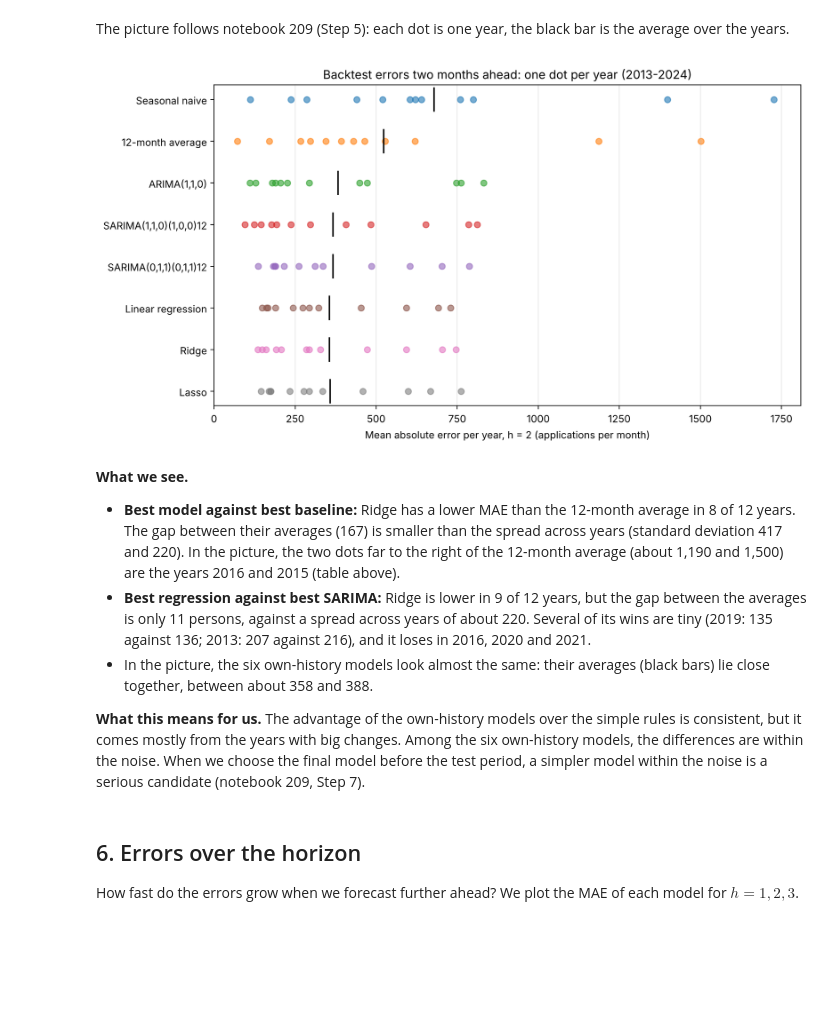
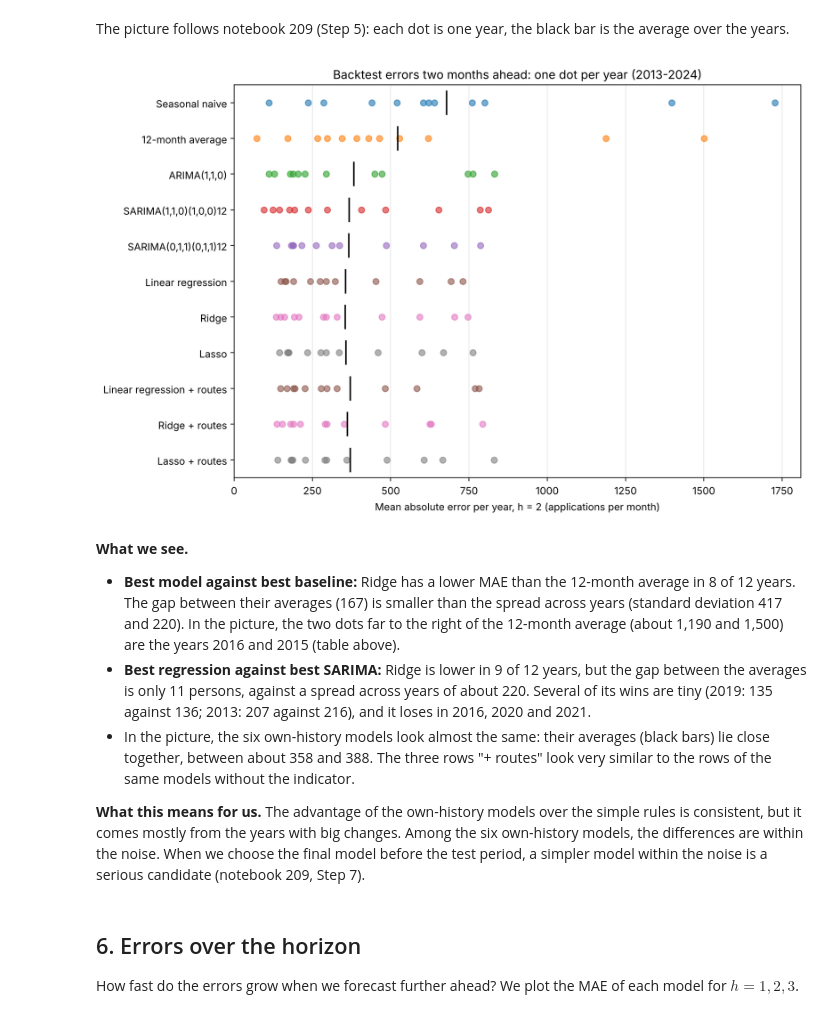
Before and after one commit to axe3010/dsf-asylum-forecast-II, a Jupyter notebook: code/03_evaluate.ipynb, the cells around one changed output. Drawn from its saved outputs; the diff is of its cells as text; code cells hidden in the pictures; blank space fills up the shorter version.

```diff
--- a/code/03_evaluate.ipynb
+++ b/code/03_evaluate.ipynb
@@ -21,10 +21,11 @@ For every forecast we compute two errors:
 - the **absolute error in persons**, $|y - \hat y|$: the mean of it (MAE) says by how many applications per month we miss on average. This is the number a planner at SEM understands (notebook 108b, deck 08; notebook 209, Step 8).
 - the **squared error in logs**, $(\log y - \widehat{\log y})^2$: the root of its mean (RMSE in logs) is the error measure of our project plan. An error of 0.10 in logs is roughly 10% off (notebook 209).
 # %%
-# The forecasts of both estimation notebooks, stacked one below the other (pd.concat, notebook 04)
+# The forecasts of the three estimation notebooks, stacked one below the other (pd.concat, notebook 04)
 forecasts_sarima = pd.read_csv("../data/processed/backtest_forecasts.csv")
 forecasts_regression = pd.read_csv("../data/processed/backtest_forecasts_regression.csv").drop(columns=["alpha"])
-forecasts = pd.concat([forecasts_sarima, forecasts_regression], ignore_index=True)
+forecasts_indicator = pd.read_csv("../data/processed/backtest_forecasts_indicator.csv").drop(columns=["alpha"])
+forecasts = pd.concat([forecasts_sarima, forecasts_regression, forecasts_indicator], ignore_index=True)
 forecasts["month"] = pd.to_datetime(forecasts["month"])
 forecasts["origin"] = pd.to_datetime(forecasts["origin"])
 
@@ -42,13 +43,18 @@ We put the two simple rules first, then the three (S)ARIMA models (`02_estimate.
 # %%
 model_order = ["Seasonal naive", "12-month average",
                "ARIMA(1,1,0)", "SARIMA(1,1,0)(1,0,0)12", "SARIMA(0,1,1)(0,1,1)12",
-               "Linear regression", "Ridge", "Lasso"]
+               "Linear regression", "Ridge", "Lasso",
+               "Linear regression + routes", "Ridge + routes", "Lasso + routes"]
 baselines = ["Seasonal naive", "12-month average"]
 sarima_models = ["ARIMA(1,1,0)", "SARIMA(1,1,0)(1,0,0)12", "SARIMA(0,1,1)(0,1,1)12"]
 regression_models = ["Linear regression", "Ridge", "Lasso"]
+indicator_models = ["Linear regression + routes", "Ridge + routes", "Lasso + routes"]
 
-# One fixed colour per model, the same in every figure (plt.cm.tab10, notebook 211)
-colors = plt.cm.tab10(np.arange(len(model_order)))
+# One fixed colour per model, the same in every figure (plt.cm.tab10, notebook 211).
+# A model "+ routes" gets the colour of the same model without the indicator (and a dashed line below).
+colors = dict(zip(model_order[:8], plt.cm.tab10(np.arange(8))))
+for name in regression_models:
+    colors[name + " + routes"] = colors[name]
 
 def error_table(data):
     # MAE in persons and RMSE in logs for every model and horizon
@@ -97,11 +107,13 @@ h2 = errors[errors["h"] == 2].set_index("model")
 best_baseline = h2.loc[baselines, "MAE (persons)"].idxmin()
 best_sarima = h2.loc[sarima_models, "MAE (persons)"].idxmin()
 best_regression = h2.loc[regression_models, "MAE (persons)"].idxmin()
-best_model = h2.loc[sarima_models + regression_models, "MAE (persons)"].idxmin()
+best_indicator = h2.loc[indicator_models, "MAE (persons)"].idxmin()
+best_model = h2.loc[sarima_models + regression_models + indicator_models, "MAE (persons)"].idxmin()
 
 for label, name in [("Best simple baseline", best_baseline), ("Best (S)ARIMA model", best_sarima),
-                    ("Best regression model", best_regression), ("Best model overall", best_model)]:
-    print(f"{label + ' at h=2:':28s} {name:25s} MAE {h2.loc[name, 'MAE (persons)']:5.1f} persons   "
+                    ("Best regression model", best_regression), ("Best model with routes", best_indicator),
+                    ("Best model overall", best_model)]:
+    print(f"{label + ' at h=2:':28s} {name:27s} MAE {h2.loc[name, 'MAE (persons)']:5.1f} persons   "
           f"RMSE (log) {h2.loc[name, 'RMSE (log)']:.3f}")
 
 mae_base, mae_best = h2.loc[best_baseline, "MAE (persons)"], h2.loc[best_model, "MAE (persons)"]
@@ -220,28 +238,28 @@ Ridge has a lower MAE than SARIMA(0,1,1)(0,1,1)12 in 9 of 12 years.
 # %% [markdown]
 The picture follows notebook 209 (Step 5): each dot is one year, the black bar is the average over the years.
 # %%
-fig, ax = plt.subplots(figsize=(10, 5.5))
+fig, ax = plt.subplots(figsize=(10, 6.5))
 for i, name in enumerate(model_order):
     errors_by_year = by_year[name]
-    ax.scatter(errors_by_year, [i] * len(errors_by_year), alpha=0.6, color=colors[i])
+    ax.scatter(errors_by_year, [i] * len(errors_by_year), alpha=0.6, color=colors[name])
     ax.scatter([errors_by_year.mean()], [i], marker="|", s=600, color="black")
 ax.set_yticks(range(len(model_order)))
 ax.set_yticklabels(model_order)
 ax.invert_yaxis()
 ax.set_xlim(left=0)
 ax.set_xlabel("Mean absolute error per year, h = 2 (applications per month)")
 ax.set_title("Backtest errors two months ahead: one dot per year (2013-2024)")
 ax.grid(axis="x", alpha=0.3)
 plt.tight_layout()
 plt.savefig("../output/figures/03_errors_by_year_h2.png")
 plt.show()
 # %% [output]
-[figure, old version]
+[figure, new version]
 # %% [markdown]
 **What we see.**
 - **Best model against best baseline:** Ridge has a lower MAE than the 12-month average in 8 of 12 years. The gap between their averages (167) is smaller than the spread across years (standard deviation 417 and 220). In the picture, the two dots far to the right of the 12-month average (about 1,190 and 1,500) are the years 2016 and 2015 (table above).
 - **Best regression against best SARIMA:** Ridge is lower in 9 of 12 years, but the gap between the averages is only 11 persons, against a spread across years of about 220. Several of its wins are tiny (2019: 135 against 136; 2013: 207 against 216), and it loses in 2016, 2020 and 2021.
-- In the picture, the six own-history models look almost the same: their averages (black bars) lie close together, between about 358 and 388.
+- In the picture, the six own-history models look almost the same: their averages (black bars) lie close together, between about 358 and 388. The three rows "+ routes" look very similar to the rows of the same models without the indicator.
 
 **What this means for us.** The advantage of the own-history models over the simple rules is consistent, but it comes mostly from the years with big changes. Among the six own-history models, the differences are within the noise. When we choose the final model before the test period, a simpler model within the noise is a serious candidate (notebook 209, Step 7).
 # %% [markdown]
```
Also changed, not shown: parts of 19 cells of this notebook, 9 other files.
